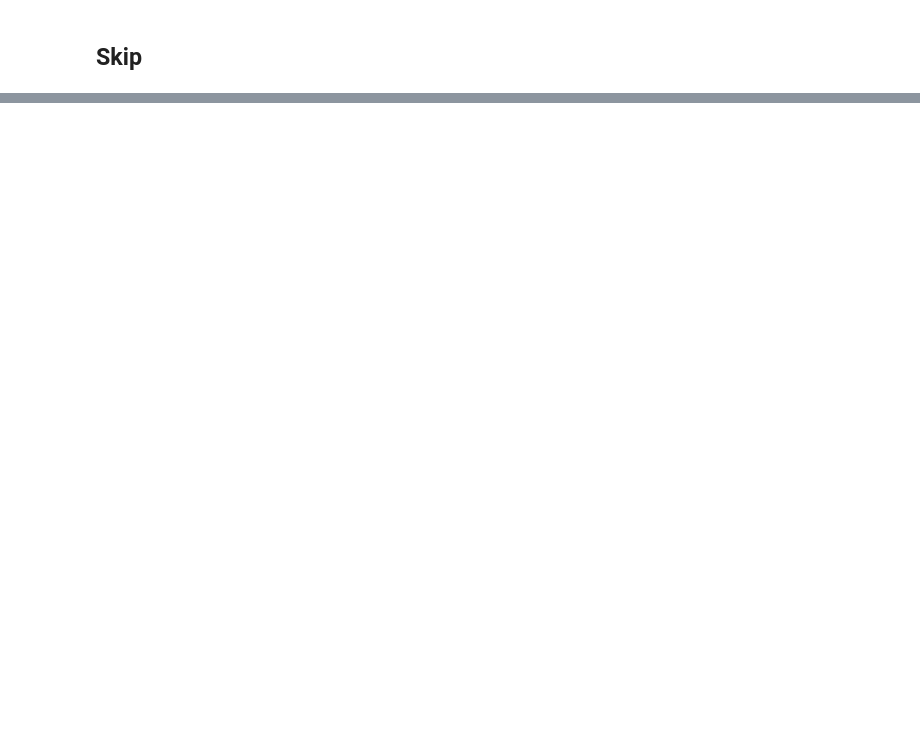
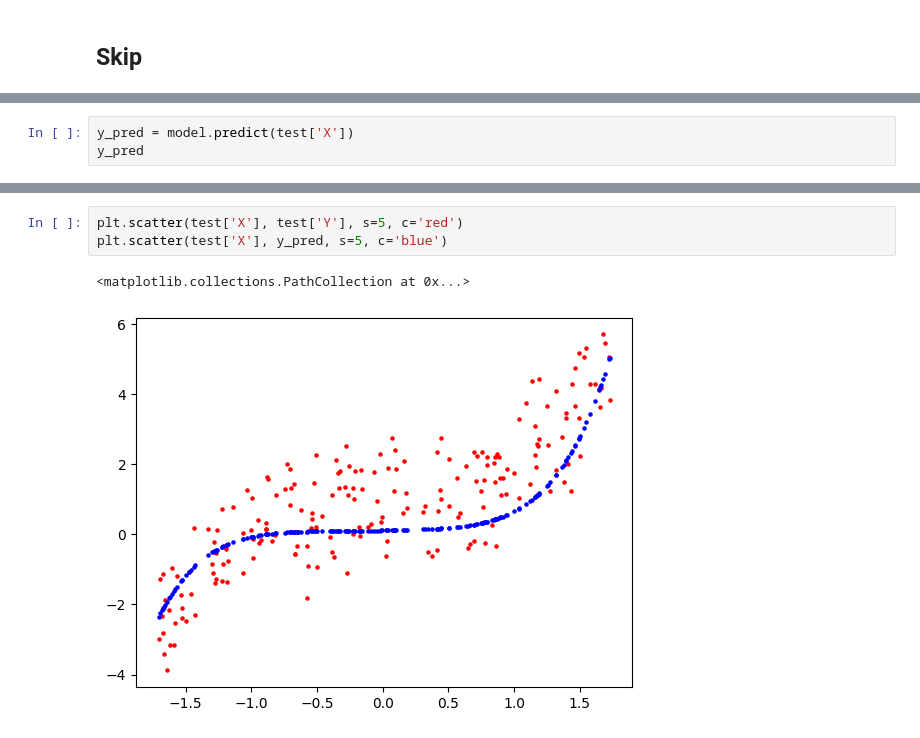
Before and after one commit to MSSRPRAD/RegressionFromScratch, a Jupyter notebook: SingleVariablePolynomialRegression/SingleVariablePolynomialRegression.ipynb, the cells around one changed output, grey strips where cells are left out. Cells and saved outputs as stored; diff of their text form; blank space fills up the shorter version.

```diff
--- a/SingleVariablePolynomialRegression/SingleVariablePolynomialRegression.ipynb
+++ b/SingleVariablePolynomialRegression/SingleVariablePolynomialRegression.ipynb
@@ -225,0 +246,3 @@ Error: 0.9944123964333726
+# %%
+y_pred = model.predict(test['X'])
+y_pred
@@ -225,0 +282,6 @@ Error: 0.9944123964333726
+# %%
+plt.scatter(test['X'], test['Y'], s=5, c='red')
+plt.scatter(test['X'], y_pred, s=5, c='blue')
+# %% [output]
+<matplotlib.collections.PathCollection at 0x...>
+[figure, added]
```
Also changed, not shown: parts of 7 cells of this notebook, 1 other file.
